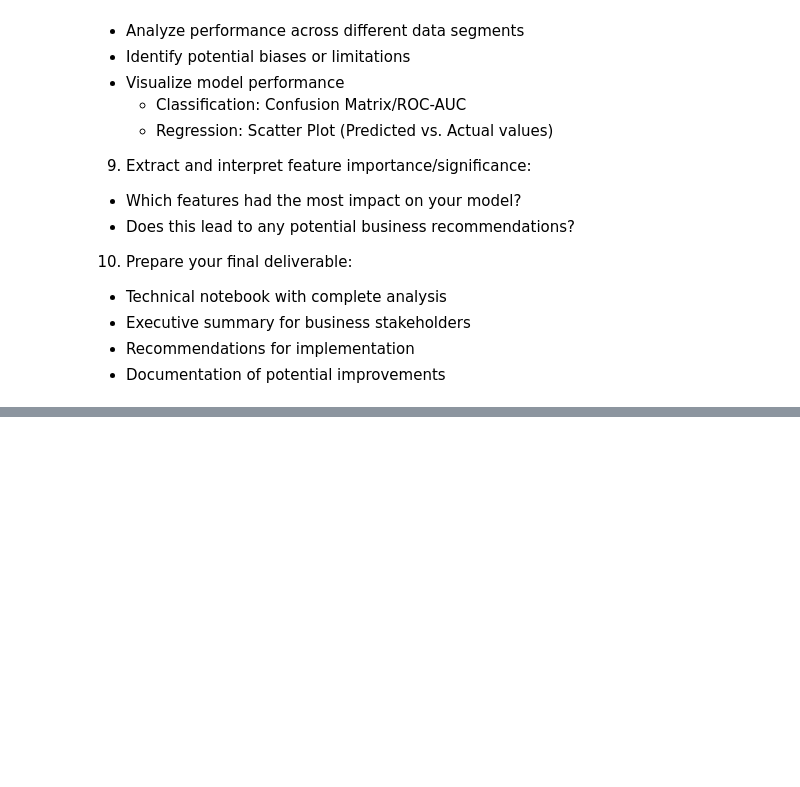
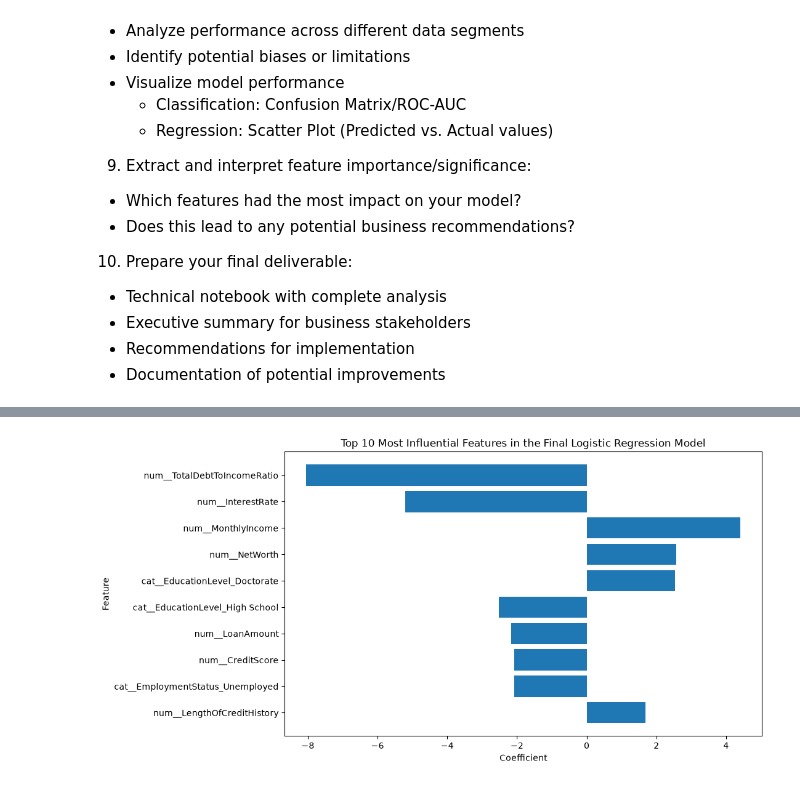
Before and after one commit to ViolaRono/Financial-Loan-Risk-Prediction, a Jupyter notebook: financial_loan_risk.ipynb, the cells around one changed output, grey strips where cells are left out. Saved outputs shown, nothing was run; the diff lists cells and outputs as text; code cells hidden in the pictures; blank space fills up the shorter version.

```diff
--- a/financial_loan_risk.ipynb
+++ b/financial_loan_risk.ipynb
@@ -1530,0 +1576,18 @@ Based on the evaluation metrics, Logistic Regression was selected as the final m
+# %%
+# Get feature names after preprocessing
+feature_names = logreg_pipeline.named_steps["preprocessor"].get_feature_names_out()
+
+# Get coefficients
+coefficients = logreg_pipeline.named_steps["classifier"].coef_[0]
+
+# Create dataframe
+coef_df = pd.DataFrame({
+    "Feature": feature_names,
+    "Coefficient": coefficients
+})
+
+# Sort by absolute importance
+coef_df["Absolute Coefficient"] = coef_df["Coefficient"].abs()
+coef_df = coef_df.sort_values("Absolute Coefficient", ascending=False)
+
+coef_df.head(10)
@@ -1530,0 +1606,14 @@ Based on the evaluation metrics, Logistic Regression was selected as the final m
+# %%
+# Plot top 10 most influential features
+
+top_features = coef_df.head(10)
+
+plt.figure(figsize=(10,6))
+plt.barh(top_features["Feature"], top_features["Coefficient"])
+plt.xlabel("Coefficient")
+plt.ylabel("Feature")
+plt.title("Top 10 Most Influential Features in the Final Logistic Regression Model")
+plt.gca().invert_yaxis()
+plt.show()
+# %% [output]
+[figure, added]
```
Also changed, not shown: parts of 12 cells of this notebook.
